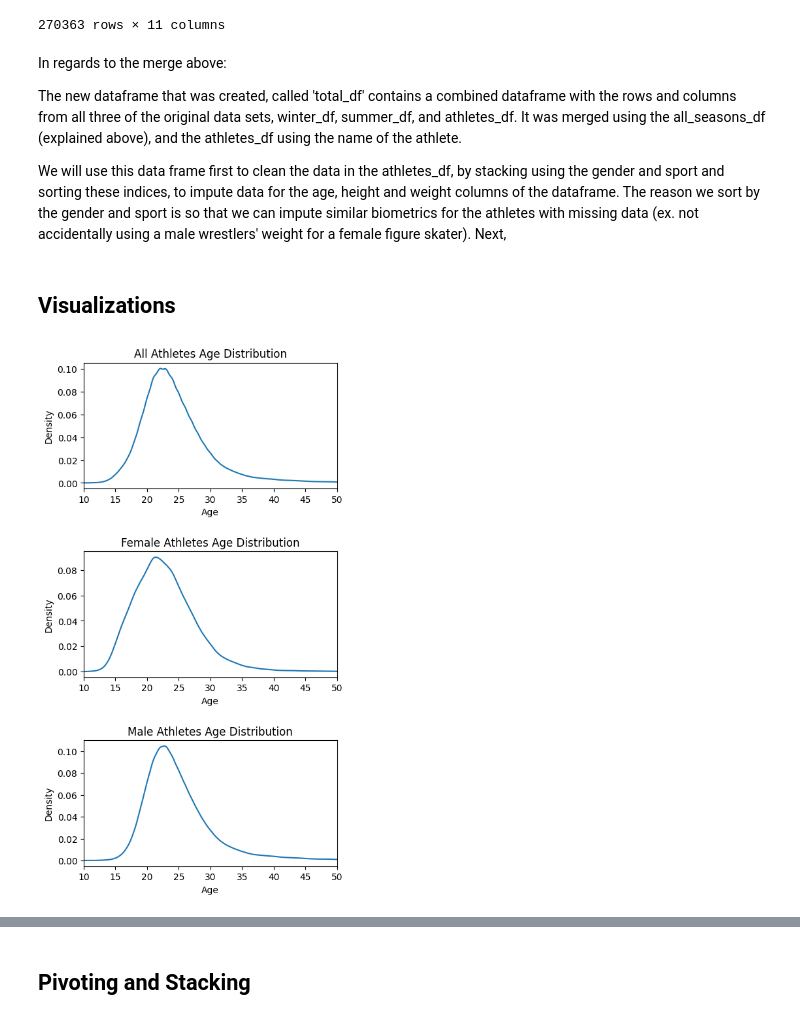
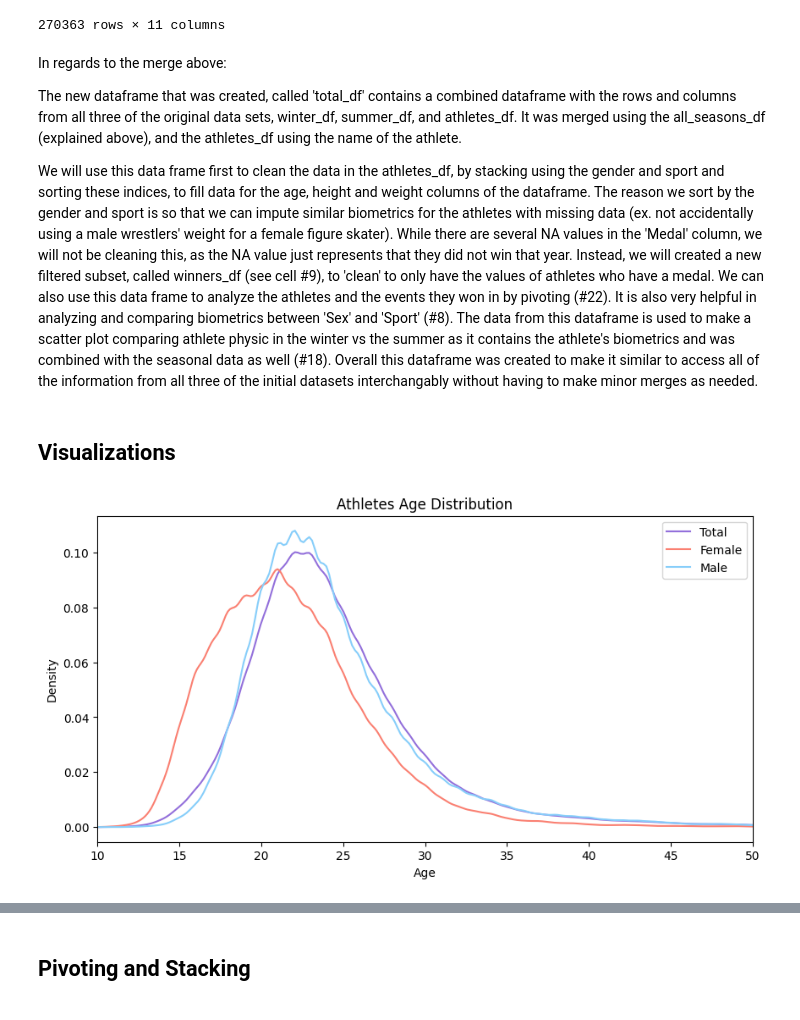
Before and after one commit to srushti-vai/Olympics-Data-Analysis, a Jupyter notebook: Olympics Data Analysis.ipynb, the cells around one changed output, grey strips where cells are left out. Cells and saved outputs as stored; diff of their text form; code cells hidden in the pictures.

```diff
--- a/Olympics Data Analysis.ipynb
+++ b/Olympics Data Analysis.ipynb
@@ -246,41 +402,40 @@ In regards to the merge above:
 
 The new dataframe that was created, called 'total_df' contains a combined dataframe with the rows and columns from all three of the original data sets, winter_df, summer_df, and athletes_df. It was merged using the all_seasons_df (explained above), and the athletes_df using the name of the athlete.
 
-We will use this data frame first to clean the data in the athletes_df, by stacking using the gender and sport and sorting these indices, to impute data for the age, height and weight columns of the dataframe. The reason we sort by the gender and sport is so that we can impute similar biometrics for the athletes with missing data (ex. not accidentally using a male wrestlers' weight for a female figure skater).
-Next,
+We will use this data frame first to clean the data in the athletes_df, by stacking using the gender and sport and sorting these indices, to fill data for the age, height and weight columns of the dataframe. The reason we sort by the gender and sport is so that we can impute similar biometrics for the athletes with missing data (ex. not accidentally using a male wrestlers' weight for a female figure skater). While there are several NA values in the 'Medal' column, we will not be cleaning this, as the NA value just represents that they did not win that year. Instead, we will created a new filtered subset, called winners_df (see cell #9), to 'clean' to only have the values of athletes who have a medal. We can also use this data frame to analyze the athletes and the events they won in by pivoting (#22). It is also very helpful in analyzing and comparing biometrics between 'Sex' and 'Sport' (#8). The data from this dataframe is used to make a scatter plot comparing athlete physic in the winter vs the summer as it contains the athlete's biometrics and was combined with the seasonal data as well (#18). Overall this dataframe was created to make it similar to access all of the information from all three of the initial datasets interchangably without having to make minor merges as needed.
 # %% [markdown]
 ## Visualizations
 # %%
+# 16
+
 # graph age for all athletes, female, and males and see where most athletes lie
 
-fig, ax = plt.subplots(nrows=3, ncols=1, figsize=(5, 10))
+fig, ax = plt.subplots(figsize=(10, 5))
 plt.subplots_adjust(hspace=0.5)
 
 # creates the plots
-athletes_df['AGE'].plot.kde(ax=ax[0])
-female_athletes_df['AGE'].plot.kde(ax=ax[1])
-male_athletes_df['AGE'].plot.kde(ax=ax[2])
+athletes_df['AGE'].plot.kde(ax=ax, color='mediumpurple')
+female_athletes_df['AGE'].plot.kde(ax=ax, color='salmon')
+male_athletes_df['AGE'].plot.kde(ax=ax, color='lightskyblue')
 
 # sets the x limit so that it fits the general age range for athletes
-ax[0].set_xlim(10, 50)
-ax[1].set_xlim(10, 50)
-ax[2].set_xlim(10, 50)
+# ax[0].set_xlim(10, 50)
+ax.set_xlim(10, 50)
 
 # sets the xticks so that we can see closer to where the discrepencies between each subset is
-ax[0].set_xticks([x for x in range(10, 51, 5)])
-ax[1].set_xticks([x for x in range(10, 51, 5)])
-ax[2].set_xticks([x for x in range(10, 51, 5)])
+# ax[0].set_xticks([x for x in range(10, 51, 5)])
+ax.set_xticks([x for x in range(10, 51, 5)])
 
 # sets the labels and titles
-ax[0].set_xlabel('Age')
-ax[1].set_xlabel('Age')
-ax[2].set_xlabel('Age')
+# ax[0].set_xlabel('Age')
+ax.set_xlabel('Age')
 
-ax[0].set_title('All Athletes Age Distribution')
-ax[1].set_title('Female Athletes Age Distribution')
-ax[2].set_title('Male Athletes Age Distribution')
+# ax[0].set_title('All Athletes Age Distribution')
+ax.set_title('Athletes Age Distribution')
+
+ax.legend(['Total','Female', 'Male'])
 
 plt.show()
 # %% [output]
-[figure, old version]
+[figure, new version]
 # %% [markdown]
```
Also changed, not shown: parts of 44 cells of this notebook, 1 other file.
